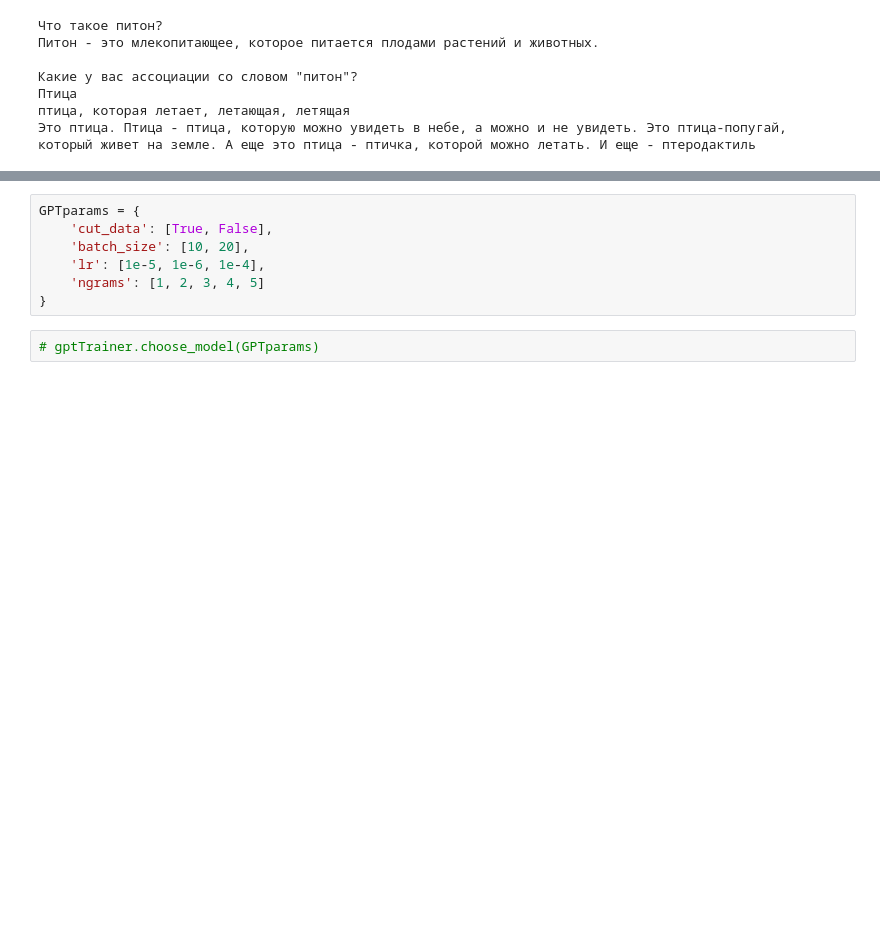
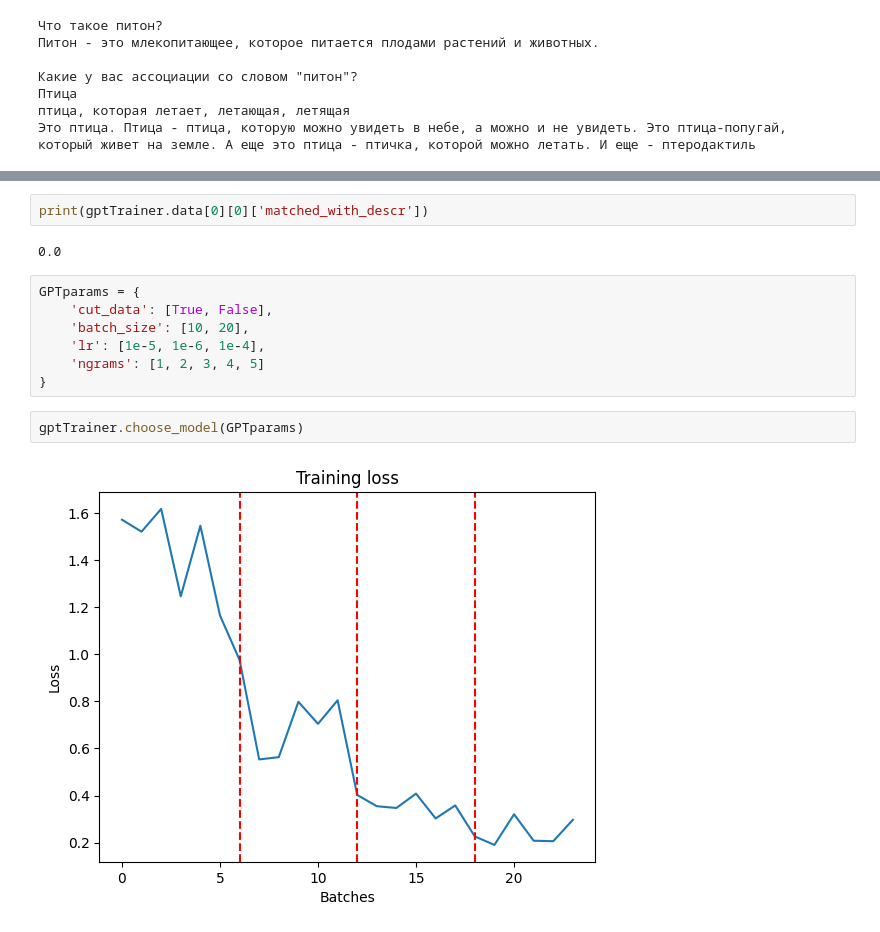
Before and after one commit to smartydan/project_copy, a Jupyter notebook: project.ipynb, the cells around one changed output, grey strips where cells are left out. Saved outputs shown, nothing was run; the diff lists cells and outputs as text; blank space fills up the shorter version.

```diff
--- a/project.ipynb
+++ b/project.ipynb
@@ -307,5 +306,9 @@ for id_, generated in gptTrainer.data[0][0]['generated']:
 
 -----
+# %%
+print(gptTrainer.data[0][0]['matched_with_descr'])
+# %% [output]
+0.0
 # %%
 GPTparams = {
     'cut_data': [True, False],
@@ -314,4 +317,6 @@ GPTparams = {
     'ngrams': [1, 2, 3, 4, 5]
 }
 # %%
-# gptTrainer.choose_model(GPTparams)
+gptTrainer.choose_model(GPTparams)
+# %% [output]
+[figure, added]
```
Also changed, not shown: parts of 9 cells of this notebook, 4 other files.
